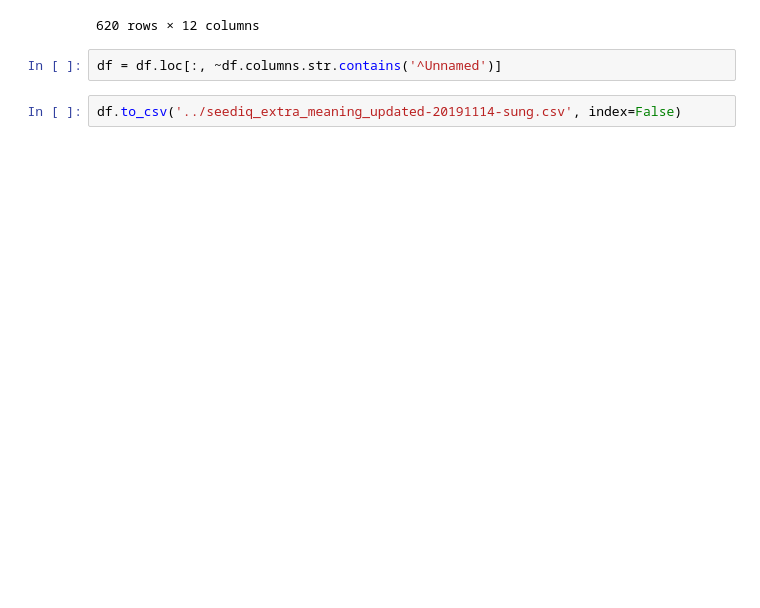
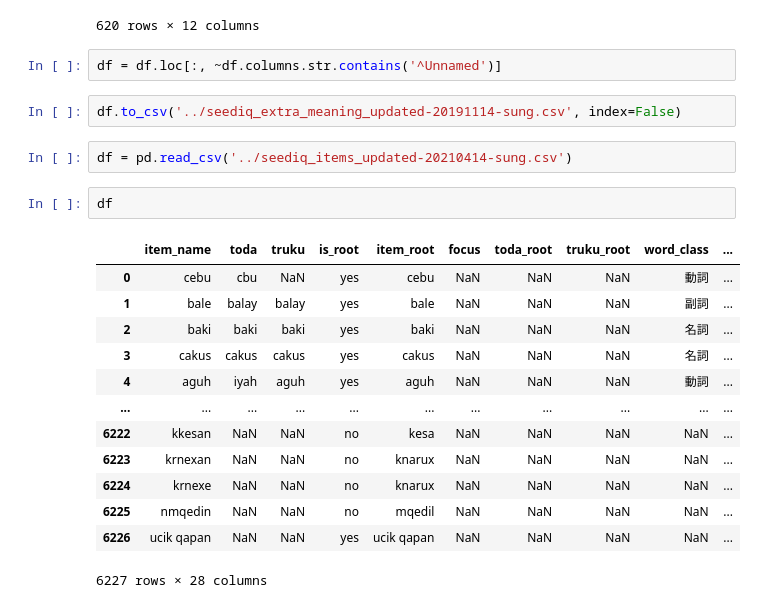
Before and after one commit to dachenlian/kariseediq, a Jupyter notebook: notebooks/SeediqMigrateDB.ipynb, the cells around one changed output. Drawn from its saved outputs; the diff is of its cells as text; blank space fills up the shorter version.

```diff
--- a/notebooks/SeediqMigrateDB.ipynb
+++ b/notebooks/SeediqMigrateDB.ipynb
@@ -262,3 +264,21 @@ df
 df = df.loc[:, ~df.columns.str.contains('^Unnamed')]
 # %%
 df.to_csv('../seediq_extra_meaning_updated-20191114-sung.csv', index=False)
+# %%
+df = pd.read_csv('../seediq_items_updated-20210414-sung.csv')
+# %%
+df
+# %% [output]
+|  | item_name | toda | truku | is_root | item_root | focus | toda_root | truku_root | word_class | ... |
+| 0 | cebu | cbu | NaN | yes | cebu | NaN | NaN | NaN | 動詞 | ... |
+| 1 | bale | balay | balay | yes | bale | NaN | NaN | NaN | 副詞 | ... |
+| 2 | baki | baki | baki | yes | baki | NaN | NaN | NaN | 名詞 | ... |
+| 3 | cakus | cakus | cakus | yes | cakus | NaN | NaN | NaN | 名詞 | ... |
+| 4 | aguh | iyah | aguh | yes | aguh | NaN | NaN | NaN | 動詞 | ... |
+| ... | ... | ... | ... | ... | ... | ... | ... | ... | ... | ... |
+| 6222 | kkesan | NaN | NaN | no | kesa | NaN | NaN | NaN | NaN | ... |
+| 6223 | krnexan | NaN | NaN | no | knarux | NaN | NaN | NaN | NaN | ... |
+| 6224 | krnexe | NaN | NaN | no | knarux | NaN | NaN | NaN | NaN | ... |
+| 6225 | nmqedin | NaN | NaN | no | mqedil | NaN | NaN | NaN | NaN | ... |
+| 6226 | ucik qapan | NaN | NaN | yes | ucik qapan | NaN | NaN | NaN | NaN | ... |
+6227 rows × 28 columns
```
Also changed, not shown: parts of 8 cells of this notebook, 2 other files.
